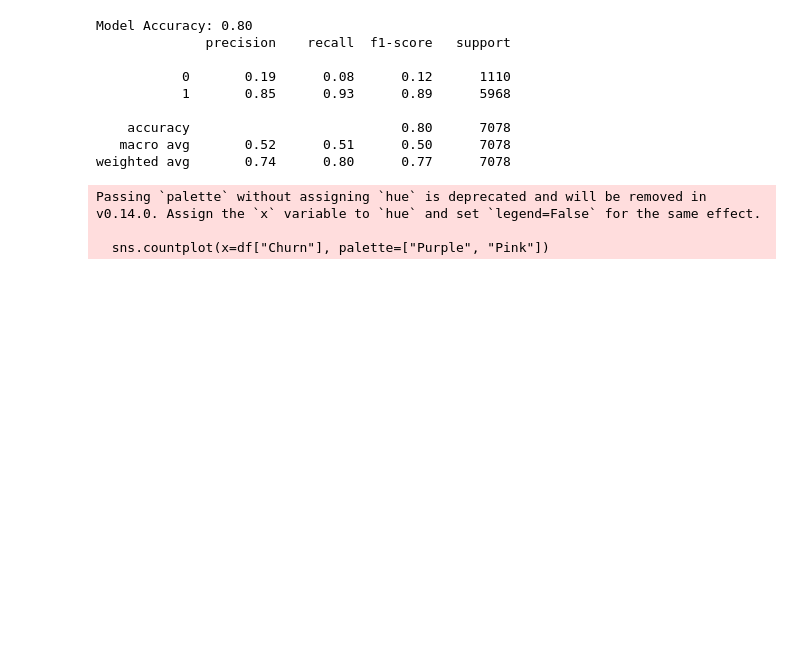
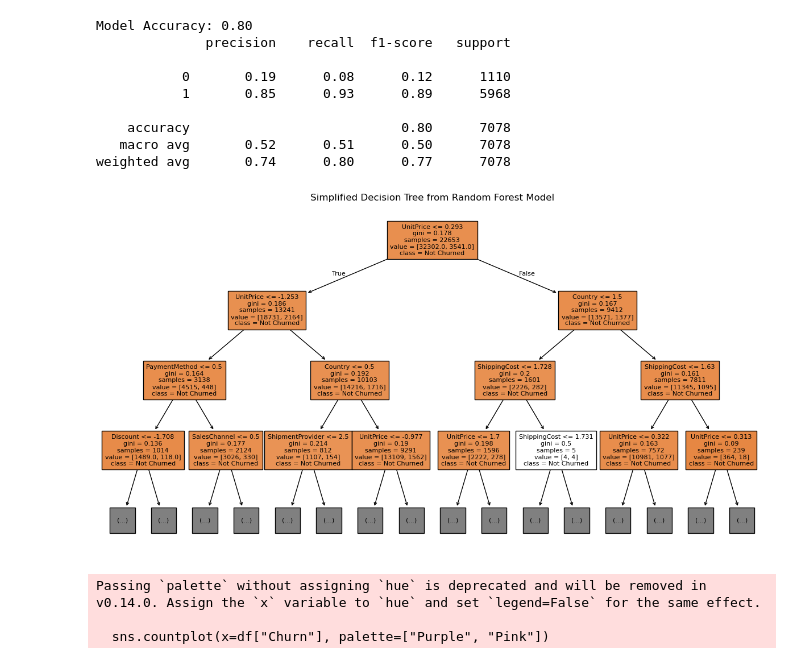
Before and after one commit to Sethdcarter/Project-4, a Jupyter notebook: Code/Machine Learning.ipynb, the cells around one changed output. Drawn from its saved outputs; the diff is of its cells as text; code cells hidden in the pictures; blank space fills up the shorter version.

```diff
--- a/Code/Machine Learning.ipynb
+++ b/Code/Machine Learning.ipynb
@@ -230,6 +230,22 @@ Model Accuracy: 0.80
     accuracy                           0.80      7078
    macro avg       0.52      0.51      0.50      7078
 weighted avg       0.74      0.80      0.77      7078
+# %%
+import matplotlib.pyplot as plt
+from sklearn.tree import plot_tree
+
+# Reduce the depth of the tree for better readability
+plt.figure(figsize=(15, 8))
+plot_tree(model.estimators_[0],
+          filled=True,
+          feature_names=X.columns,
+          class_names=["Not Churned", "Churned"],
+          fontsize=8,
+          max_depth=3)  # Limit the depth for clarity
+plt.title("Simplified Decision Tree from Random Forest Model")
+plt.show()
+# %% [output]
+[figure, added]
 # %%
 # Count plot of churned vs. non-churned customers
 plt.figure(figsize=(6, 4))
```
Also changed, not shown: parts of 1 cell of this notebook.
